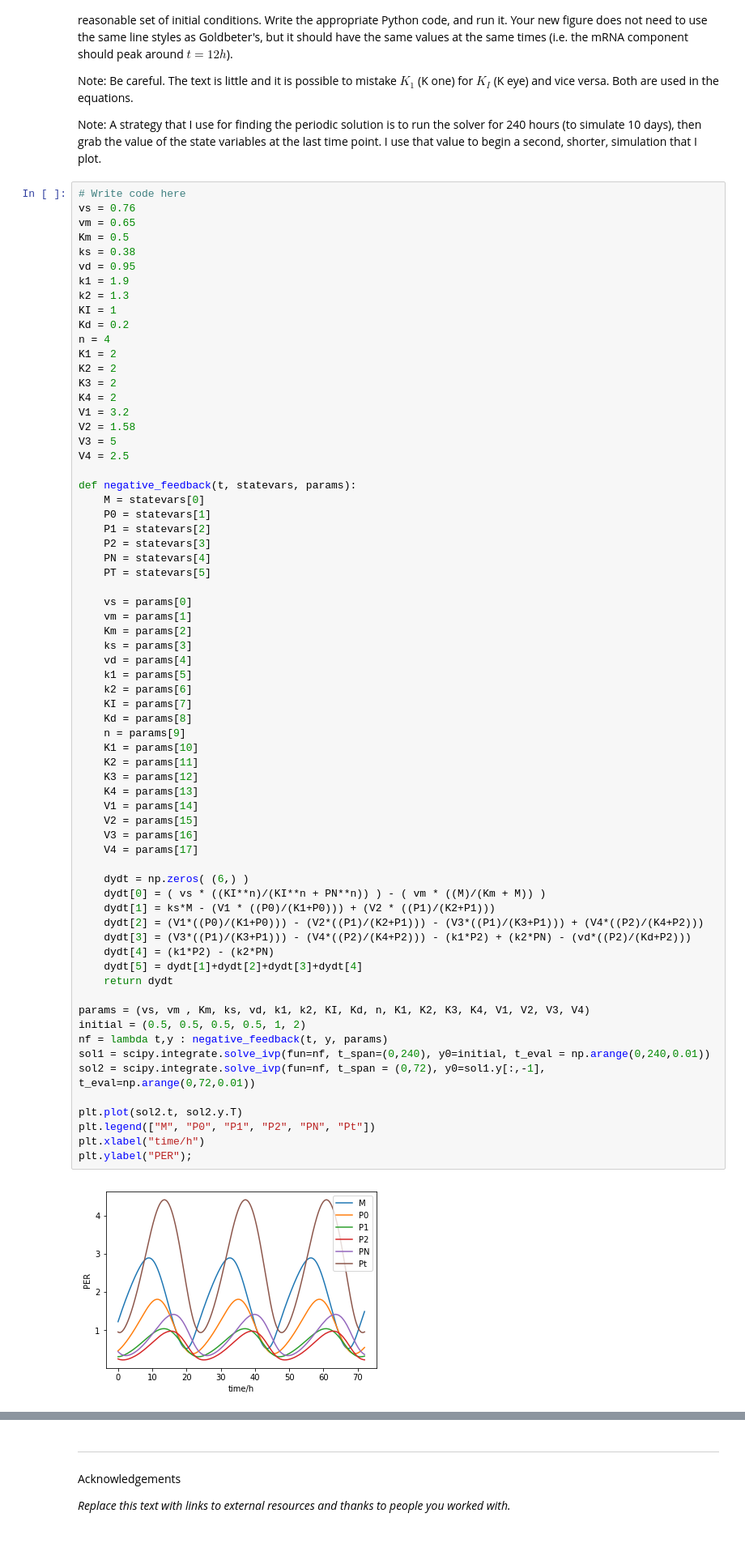
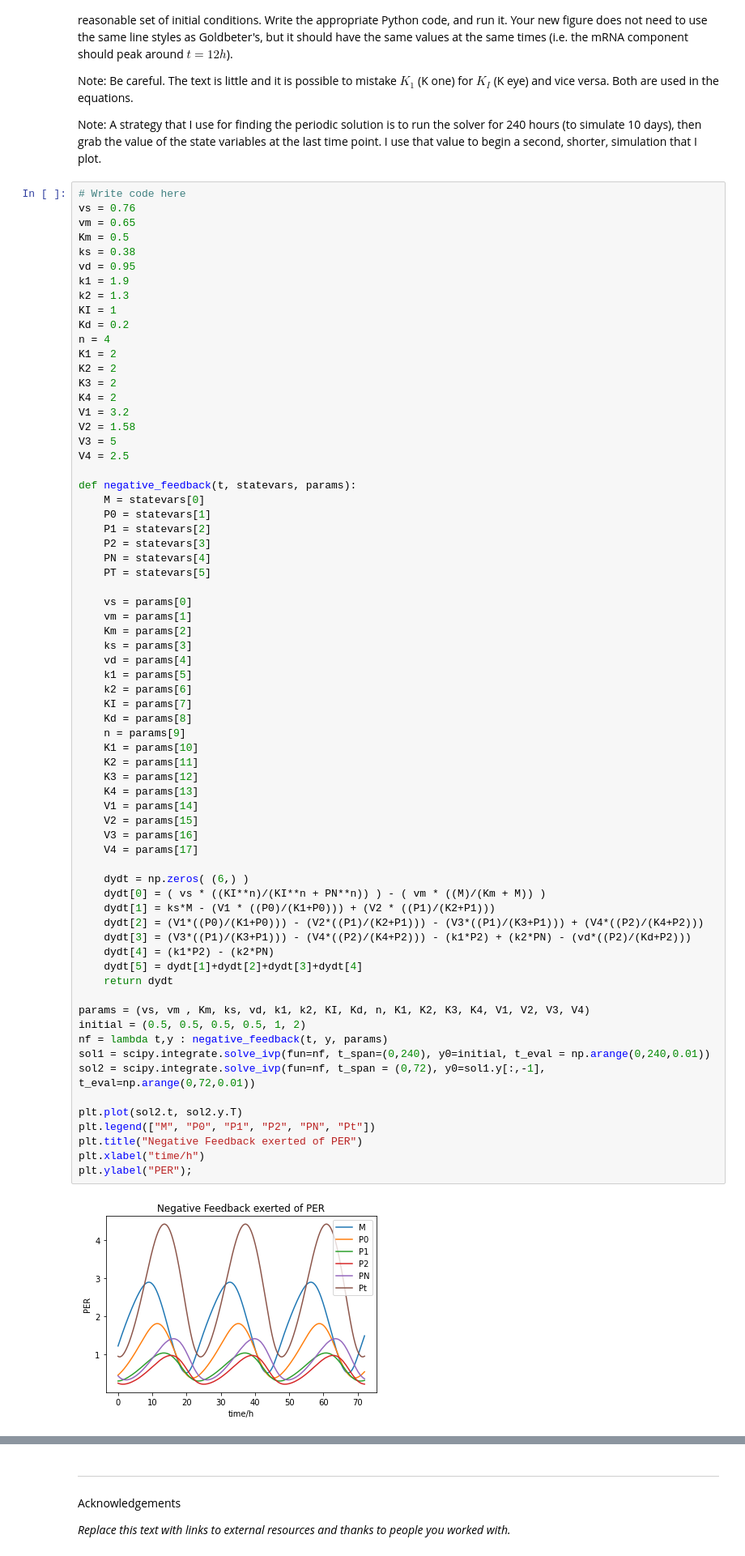
Before and after one commit to hmhwan21/cs341projects, a Jupyter notebook: proj2/Project2.ipynb, the cells around one changed output, grey strips where cells are left out. Shown at 81% size. Saved outputs shown, nothing was run; the diff lists cells and outputs as text.

```diff
--- a/proj2/Project2.ipynb
+++ b/proj2/Project2.ipynb
@@ -457,34 +457,35 @@ def negative_feedback(t, statevars, params):
     n = params[9]
     K1 = params[10]
     K2 = params[11]
     K3 = params[12]
     K4 = params[13]
     V1 = params[14]
     V2 = params[15]
     V3 = params[16]
     V4 = params[17]
 
     dydt = np.zeros( (6,) )
     dydt[0] = ( vs * ((KI**n)/(KI**n + PN**n)) ) - ( vm * ((M)/(Km + M)) )
     dydt[1] = ks*M - (V1 * ((P0)/(K1+P0))) + (V2 * ((P1)/(K2+P1)))
     dydt[2] = (V1*((P0)/(K1+P0))) - (V2*((P1)/(K2+P1))) - (V3*((P1)/(K3+P1))) + (V4*((P2)/(K4+P2)))
     dydt[3] = (V3*((P1)/(K3+P1))) - (V4*((P2)/(K4+P2))) - (k1*P2) + (k2*PN) - (vd*((P2)/(Kd+P2)))
     dydt[4] = (k1*P2) - (k2*PN)
     dydt[5] = dydt[1]+dydt[2]+dydt[3]+dydt[4]
     return dydt
 
 params = (vs, vm , Km, ks, vd, k1, k2, KI, Kd, n, K1, K2, K3, K4, V1, V2, V3, V4)
 initial = (0.5, 0.5, 0.5, 0.5, 1, 2)
 nf = lambda t,y : negative_feedback(t, y, params)
 sol1 = scipy.integrate.solve_ivp(fun=nf, t_span=(0,240), y0=initial, t_eval = np.arange(0,240,0.01))
 sol2 = scipy.integrate.solve_ivp(fun=nf, t_span = (0,72), y0=sol1.y[:,-1], t_eval=np.arange(0,72,0.01))
 
 plt.plot(sol2.t, sol2.y.T)
 plt.legend(["M", "P0", "P1", "P2", "PN", "Pt"])
+plt.title("Negative Feedback exerted of PER")
 plt.xlabel("time/h")
 plt.ylabel("PER");
 # %% [output]
-[figure, old version]
+[figure, new version]
 # %% [markdown]
 <hr style="border:2px solid gray"> </hr>
 
```
Also changed, not shown: parts of 8 cells of this notebook.
